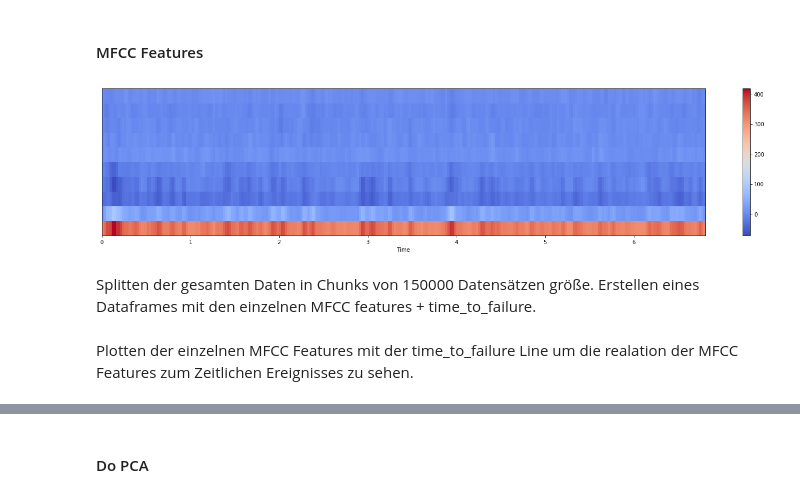
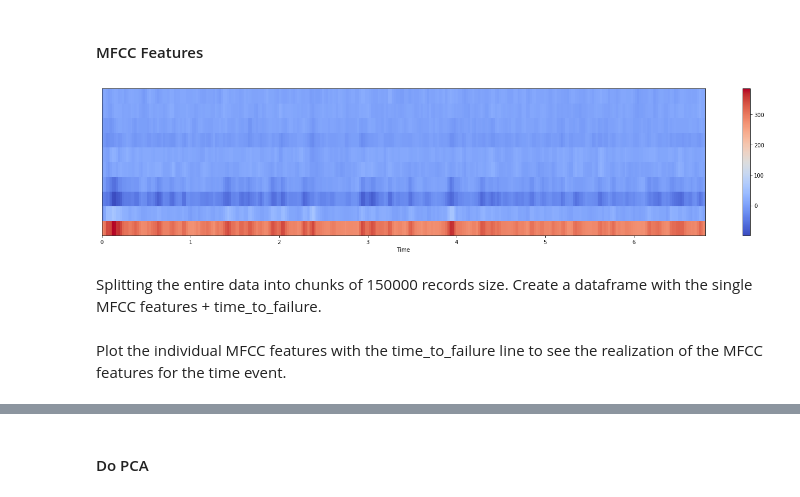
Before and after one commit to tobiassteidle/MLND_Capstone, a Jupyter notebook: MLND_Capstone.ipynb, the cells around one changed output, grey strips where cells are left out. Saved outputs shown, nothing was run; the diff lists cells and outputs as text; code cells hidden in the pictures.

```diff
--- a/MLND_Capstone.ipynb
+++ b/MLND_Capstone.ipynb
@@ -27,19 +27,23 @@ import csv
 from tqdm import tqdm_notebook as tqdm
 from visualize import *
 from utils import *
+from denoise import *
 from sklearn.model_selection import ShuffleSplit, cross_val_score
 from sklearn.metrics import make_scorer, mean_absolute_error
 from scipy.stats import uniform, randint
 from tensorflow import set_random_seed
 
+pd.options.display.precision = 15
+
 train_data_file = './data/train.csv'
 test_file_dir = './data/test/'
-submission_file = './submission.csv'
 
 CHUNK_SIZE = 150000
 SUBSET_SIZE = 60000000
 
 n_mfcc=10 # Anzahl der MFCC Features
+#sample_rate=3851000
+sample_rate=44100
 
 seed = 1234
 np.random.seed(seed)
@@ -47,10 +51,10 @@ set_random_seed(seed)
 # %% [markdown]
 #### Load the data from the CSV
 # %%
-seismic_data  = pd.read_csv(train_data_file, dtype={'acoustic_data': np.int16, 'time_to_failure': np.float64})
+seismic_data  = pd.read_csv(train_data_file, dtype={'acoustic_data': np.int16, 'time_to_failure': np.float32})
 
 acoustic_data = seismic_data.acoustic_data.values.astype('float32')
-time_to_failure = seismic_data.time_to_failure.values.astype('float64')
+time_to_failure = seismic_data.time_to_failure.values.astype('float32')
 # %% [markdown]
 ## Data Exploration
 # %% [markdown]
@@ -79,11 +83,11 @@ plot_dataset(time_to_failure[:CHUNK_SIZE])
 # %% [markdown]
 #### MFCC Features
 # %%
-plot_mfcc(librosa.feature.mfcc(acoustic_data[:CHUNK_SIZE], n_mfcc=n_mfcc))
+plot_mfcc(librosa.feature.mfcc(acoustic_data[:CHUNK_SIZE], n_mfcc=n_mfcc, sr=sample_rate))
 # %% [output]
-[figure, old version]
+[figure, new version]
-# %% [markdown]
-Splitten der gesamten Daten in Chunks von 150000 Datensätzen größe. Erstellen eines Dataframes mit den einzelnen MFCC features + time_to_failure.
+# %% [markdown]
+Splitting the entire data into chunks of 150000 records size. Create a dataframe with the single MFCC features + time_to_failure.
 # %%
 import librosa, librosa.display
 
@@ -106,8 +113,8 @@ for chunk in data_chunks:
     mfcc_ttf_map[key].append(chunk.time_to_failure.iloc[-1])
 
 mfcc_ttf_df = pd.DataFrame(mfcc_ttf_map)
-# %% [markdown]
-Plotten der einzelnen MFCC Features mit der time_to_failure Line um die realation der MFCC Features zum Zeitlichen Ereignisses zu sehen.
+# %% [markdown]
+Plot the individual MFCC features with the time_to_failure line to see the realization of the MFCC features for the time event.
 # %%
 fig = plt.figure(figsize=[20,5])
 ax1 = fig.add_subplot(111)
```
Also changed, not shown: parts of 38 cells of this notebook, 6 other files.
